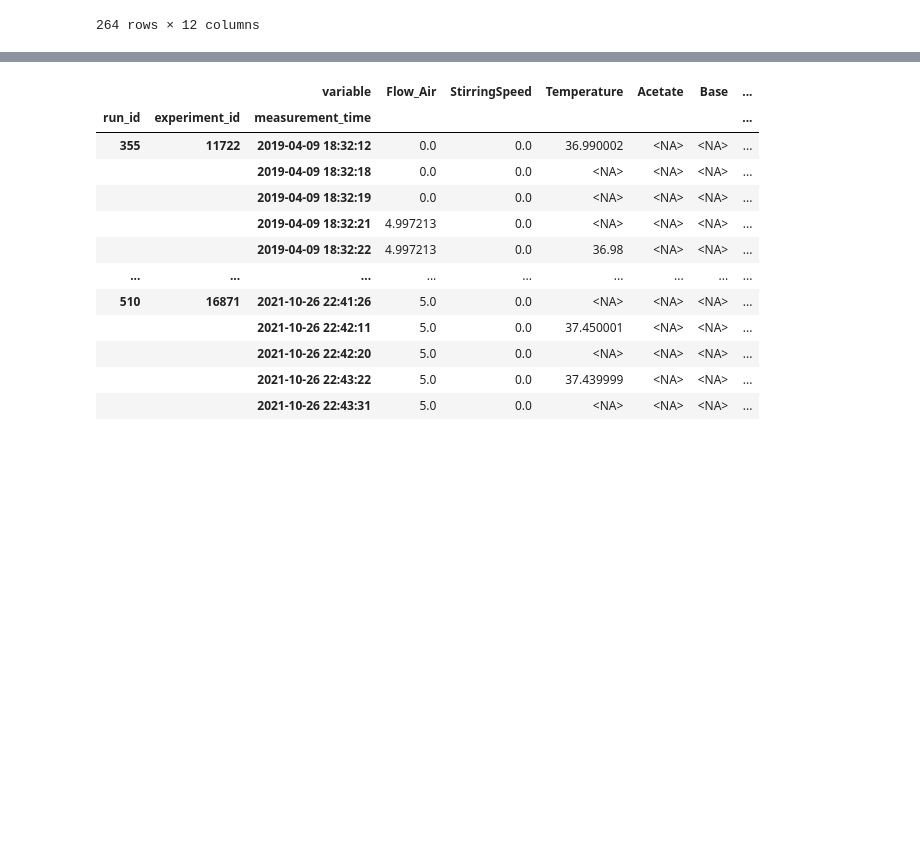
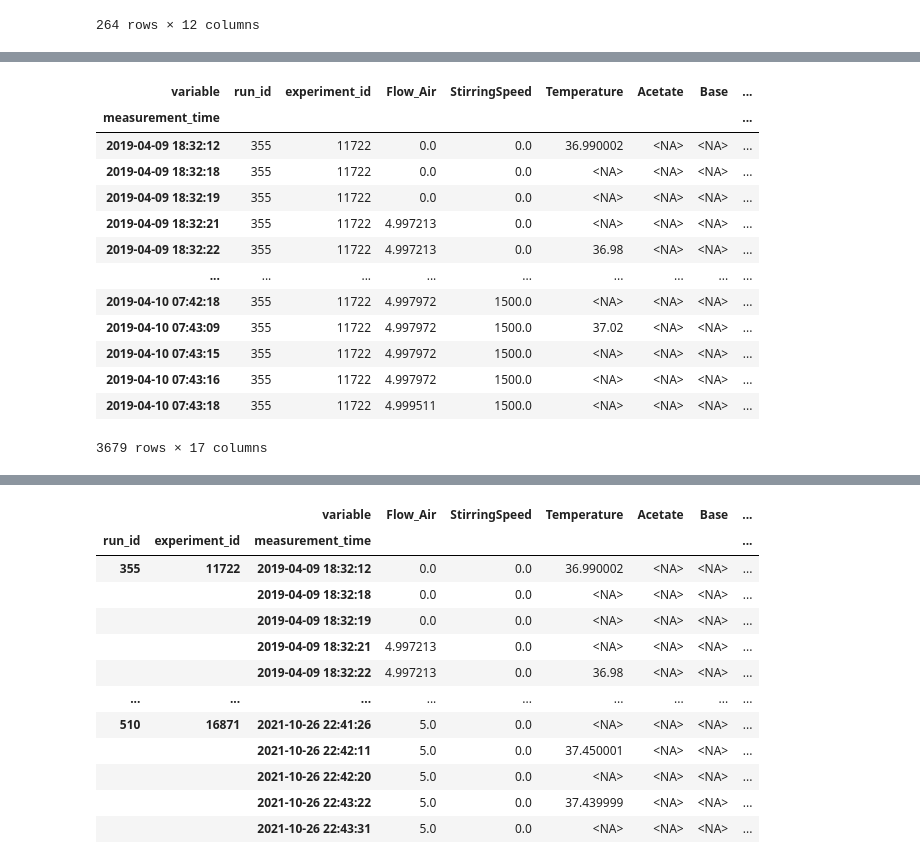
Before and after one commit to randolf-scholz/tsdm, a Jupyter notebook: dev/datasets/KIWI_RUNS-tsdm.ipynb, the cells around one changed output, grey strips where cells are left out. Saved outputs shown, nothing was run; the diff lists cells and outputs as text; code cells hidden in the pictures; blank space fills up the shorter version.

```diff
--- a/dev/datasets/KIWI_RUNS-tsdm.ipynb
+++ b/dev/datasets/KIWI_RUNS-tsdm.ipynb
@@ -88,3 +76,5 @@ ds.metadata
 |  | 16870 | 200 | 50.0 | 614 | #FFA6761D | 31 | 2021-10-26 23:14:23 | ... |
 |  | 16871 | 200 | 50.0 | 614 | #FF666666 | 32 | 2021-10-26 23:14:23 | ... |
 264 rows × 12 columns
+# %%
+ts = ds.timeseries
@@ -90,0 +96,18 @@ ds.metadata
+# %%
+ID, df = next(iter(ts.groupby(["run_id", "experiment_id"])))
+df = df.reset_index(level=[0,1])
+# %% [output]
+| variable | run_id | experiment_id | Flow_Air | StirringSpeed | Temperature | Acetate | Base | ... |
+| measurement_time |  |  |  |  |  |  |  | ... |
+| 2019-04-09 18:32:12 | 355 | 11722 | 0.0 | 0.0 | 36.990002 | <NA> | <NA> | ... |
+| 2019-04-09 18:32:18 | 355 | 11722 | 0.0 | 0.0 | <NA> | <NA> | <NA> | ... |
+| 2019-04-09 18:32:19 | 355 | 11722 | 0.0 | 0.0 | <NA> | <NA> | <NA> | ... |
+| 2019-04-09 18:32:21 | 355 | 11722 | 4.997213 | 0.0 | <NA> | <NA> | <NA> | ... |
+| 2019-04-09 18:32:22 | 355 | 11722 | 4.997213 | 0.0 | 36.98 | <NA> | <NA> | ... |
+| ... | ... | ... | ... | ... | ... | ... | ... | ... |
+| 2019-04-10 07:42:18 | 355 | 11722 | 4.997972 | 1500.0 | <NA> | <NA> | <NA> | ... |
+| 2019-04-10 07:43:09 | 355 | 11722 | 4.997972 | 1500.0 | 37.02 | <NA> | <NA> | ... |
+| 2019-04-10 07:43:15 | 355 | 11722 | 4.997972 | 1500.0 | <NA> | <NA> | <NA> | ... |
+| 2019-04-10 07:43:16 | 355 | 11722 | 4.997972 | 1500.0 | <NA> | <NA> | <NA> | ... |
+| 2019-04-10 07:43:18 | 355 | 11722 | 4.999511 | 1500.0 | <NA> | <NA> | <NA> | ... |
+3679 rows × 17 columns
```
Also changed, not shown: parts of 17 cells of this notebook, 6 other files.
